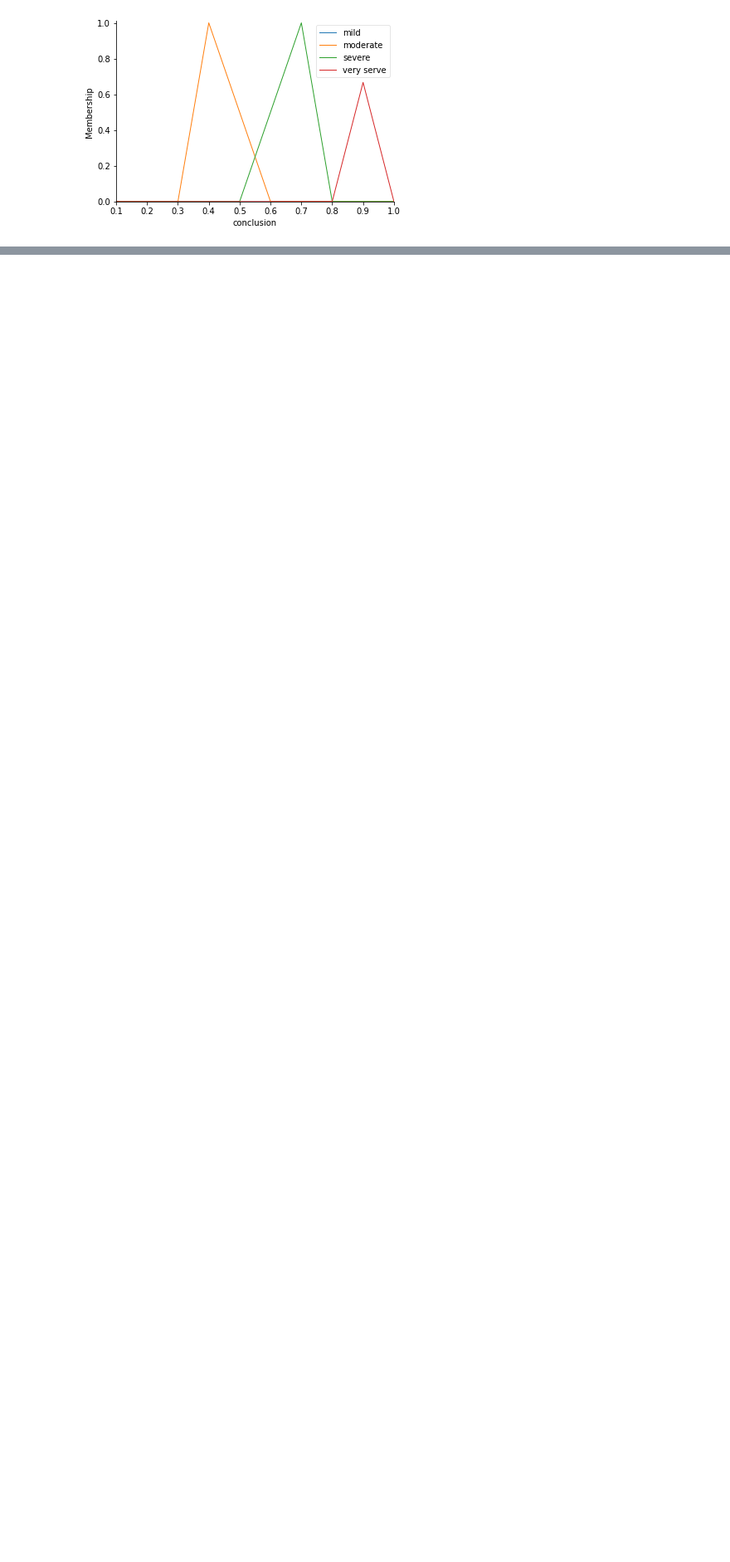
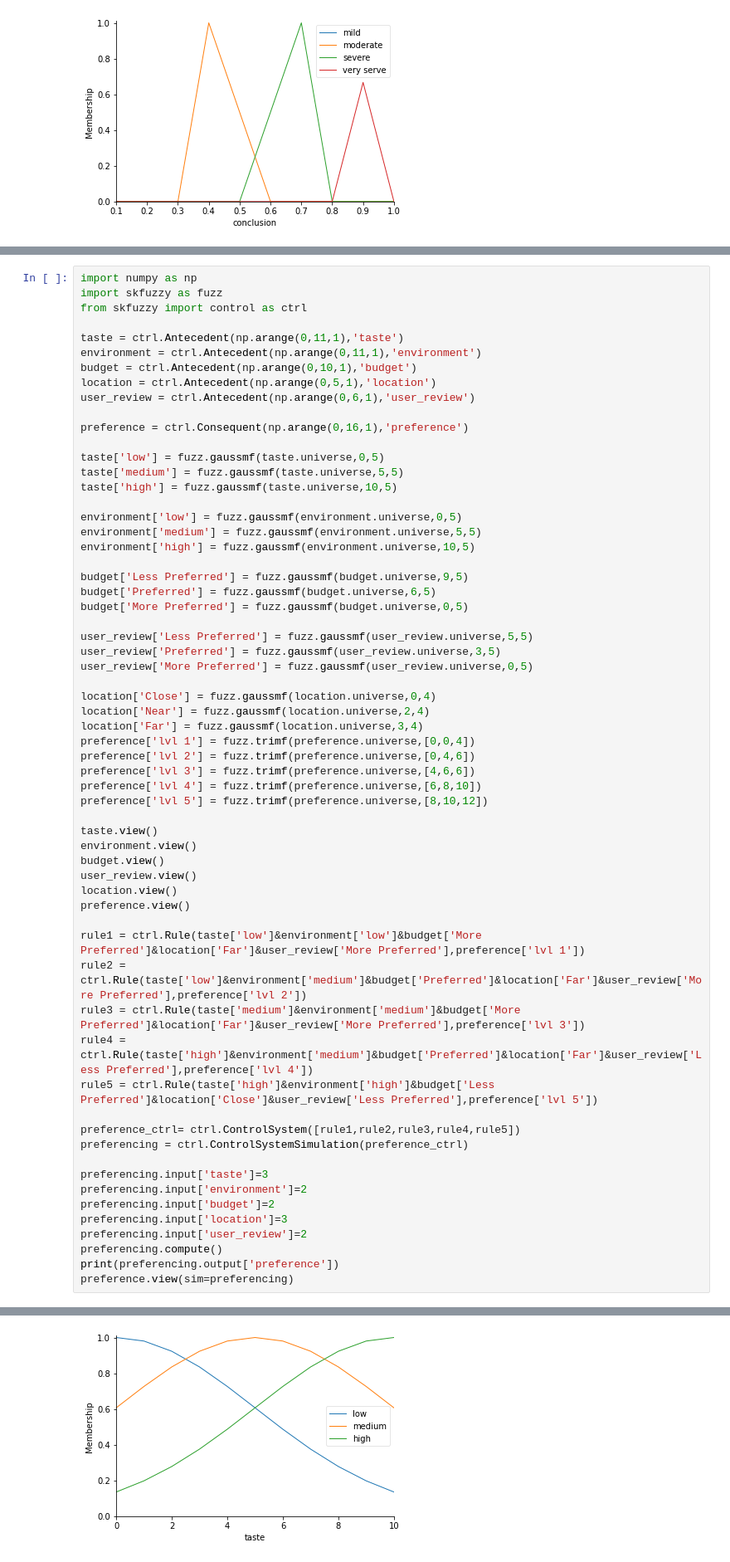
Before and after one commit to vuongngo1234/Ai-learning, a Jupyter notebook: homework.ipynb, the cells around one changed output, grey strips where cells are left out. Shown at 83% size. Saved outputs shown, nothing was run; the diff lists cells and outputs as text; blank space fills up the shorter version.

```diff
--- a/homework.ipynb
+++ b/homework.ipynb
@@ -121,0 +164,63 @@ conclusion.view()
+# %%
+import numpy as np
+import skfuzzy as fuzz
+from skfuzzy import control as ctrl
+
+taste = ctrl.Antecedent(np.arange(0,11,1),'taste')
+environment = ctrl.Antecedent(np.arange(0,11,1),'environment')
+budget = ctrl.Antecedent(np.arange(0,10,1),'budget')
+location = ctrl.Antecedent(np.arange(0,5,1),'location')
+user_review = ctrl.Antecedent(np.arange(0,6,1),'user_review')
+
+preference = ctrl.Consequent(np.arange(0,16,1),'preference')
+
+taste['low'] = fuzz.gaussmf(taste.universe,0,5)
+taste['medium'] = fuzz.gaussmf(taste.universe,5,5)
+taste['high'] = fuzz.gaussmf(taste.universe,10,5)
+
+environment['low'] = fuzz.gaussmf(environment.universe,0,5)
+environment['medium'] = fuzz.gaussmf(environment.universe,5,5)
+environment['high'] = fuzz.gaussmf(environment.universe,10,5)
+
+budget['Less Preferred'] = fuzz.gaussmf(budget.universe,9,5)
+budget['Preferred'] = fuzz.gaussmf(budget.universe,6,5)
+budget['More Preferred'] = fuzz.gaussmf(budget.universe,0,5)
+
+user_review['Less Preferred'] = fuzz.gaussmf(user_review.universe,5,5)
+user_review['Preferred'] = fuzz.gaussmf(user_review.universe,3,5)
+user_review['More Preferred'] = fuzz.gaussmf(user_review.universe,0,5)
+
+location['Close'] = fuzz.gaussmf(location.universe,0,4)
+location['Near'] = fuzz.gaussmf(location.universe,2,4)
+location['Far'] = fuzz.gaussmf(location.universe,3,4)
+preference['lvl 1'] = fuzz.trimf(preference.universe,[0,0,4])
+preference['lvl 2'] = fuzz.trimf(preference.universe,[0,4,6])
+preference['lvl 3'] = fuzz.trimf(preference.universe,[4,6,6])
+preference['lvl 4'] = fuzz.trimf(preference.universe,[6,8,10])
+preference['lvl 5'] = fuzz.trimf(preference.universe,[8,10,12])
+
+taste.view()
+environment.view()
+budget.view()
+user_review.view()
+location.view()
+preference.view()
+
+rule1 = ctrl.Rule(taste['low']&environment['low']&budget['More Preferred']&location['Far']&user_review['More Preferred'],preference['lvl 1'])
+rule2 = ctrl.Rule(taste['low']&environment['medium']&budget['Preferred']&location['Far']&user_review['More Preferred'],preference['lvl 2'])
+rule3 = ctrl.Rule(taste['medium']&environment['medium']&budget['More Preferred']&location['Far']&user_review['More Preferred'],preference['lvl 3'])
+rule4 = ctrl.Rule(taste['high']&environment['medium']&budget['Preferred']&location['Far']&user_review['Less Preferred'],preference['lvl 4'])
+rule5 = ctrl.Rule(taste['high']&environment['high']&budget['Less Preferred']&location['Close']&user_review['Less Preferred'],preference['lvl 5'])
+
+preference_ctrl= ctrl.ControlSystem([rule1,rule2,rule3,rule4,rule5])
+preferencing = ctrl.ControlSystemSimulation(preference_ctrl)
+
+preferencing.input['taste']=3
+preferencing.input['environment']=2
+preferencing.input['budget']=2
+preferencing.input['location']=3
+preferencing.input['user_review']=2
+preferencing.compute()
+print(preferencing.output['preference'])
+preference.view(sim=preferencing)
+# %% [output]
@@ -121,0 +228 @@ conclusion.view()
+[figure, added]
```
Also changed, not shown: parts of 3 cells of this notebook.
